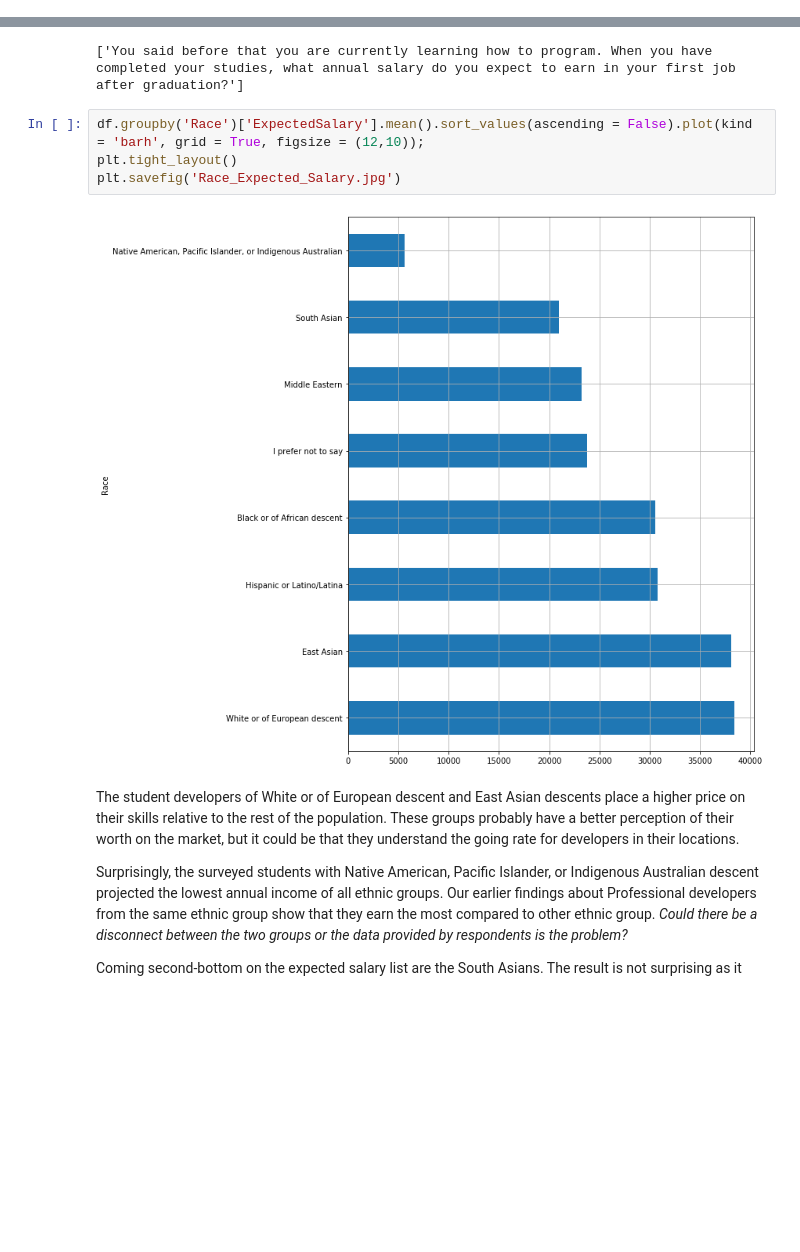
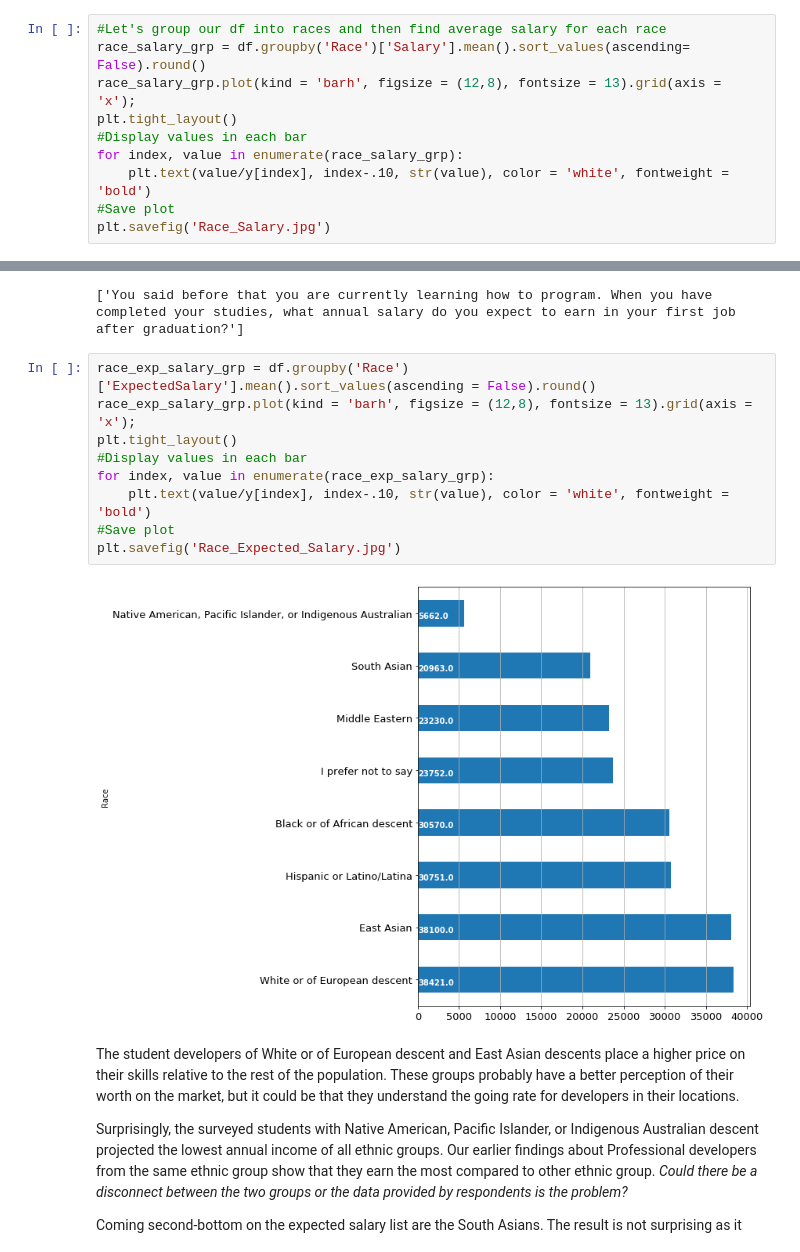
Before and after one commit to joshasgard/Diversity_Representation_In_Tech, a Jupyter notebook: EthnicDiversityRepresentationInTech.ipynb, the cells around one changed output, grey strips where cells are left out. Drawn from its saved outputs; the diff is of its cells as text; blank space fills up the shorter version.

Commit message:
Improved Plots

```diff
--- a/EthnicDiversityRepresentationInTech.ipynb
+++ b/EthnicDiversityRepresentationInTech.ipynb
@@ -153,0 +136,10 @@ plt.savefig('Race_Salary.jpg')
+# %%
+#Let's group our df into races and then find average salary for each race
+race_salary_grp = df.groupby('Race')['Salary'].mean().sort_values(ascending= False).round()
+race_salary_grp.plot(kind = 'barh', figsize = (12,8), fontsize = 13).grid(axis = 'x');
+plt.tight_layout()
+#Display values in each bar
+for index, value in enumerate(race_salary_grp):
+    plt.text(value/y[index], index-.10, str(value), color = 'white', fontweight = 'bold')
+#Save plot
+plt.savefig('Race_Salary.jpg')
@@ -167,11 +161,16 @@ list(df2[df2['Column'] == 'ExpectedSalary']['Question'])
 # %% [output]
 ['You said before that you are currently learning how to program. When you have completed your studies, what annual salary do you expect to earn in your first job after graduation?']
 # %%
-df.groupby('Race')['ExpectedSalary'].mean().sort_values(ascending = False).plot(kind = 'barh', grid = True, figsize = (12,10));
+race_exp_salary_grp = df.groupby('Race')['ExpectedSalary'].mean().sort_values(ascending = False).round()
+race_exp_salary_grp.plot(kind = 'barh', figsize = (12,8), fontsize = 13).grid(axis = 'x');
 plt.tight_layout()
+#Display values in each bar
+for index, value in enumerate(race_exp_salary_grp):
+    plt.text(value/y[index], index-.10, str(value), color = 'white', fontweight = 'bold')
+#Save plot
 plt.savefig('Race_Expected_Salary.jpg')
 # %% [output]
-[figure, old version]
+[figure, new version]
 # %% [markdown]
 The student developers of White or of European descent and East Asian descents place a higher price on their skills relative to the rest of the population. These groups probably have a better perception of their worth on the market, but it could be that they understand the going rate for developers in their locations.
 
```
Also changed, not shown: parts of 4 cells of this notebook.
